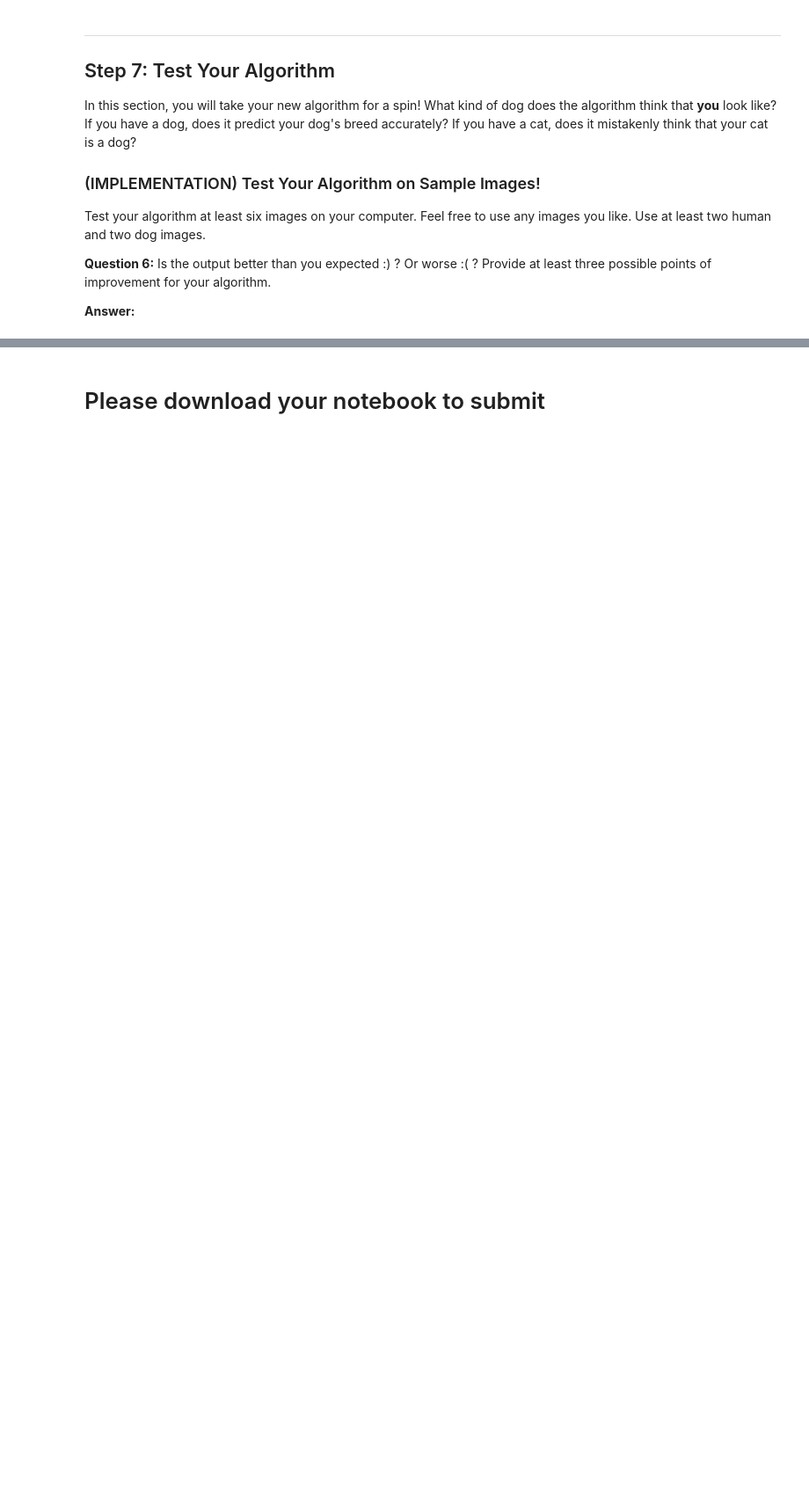
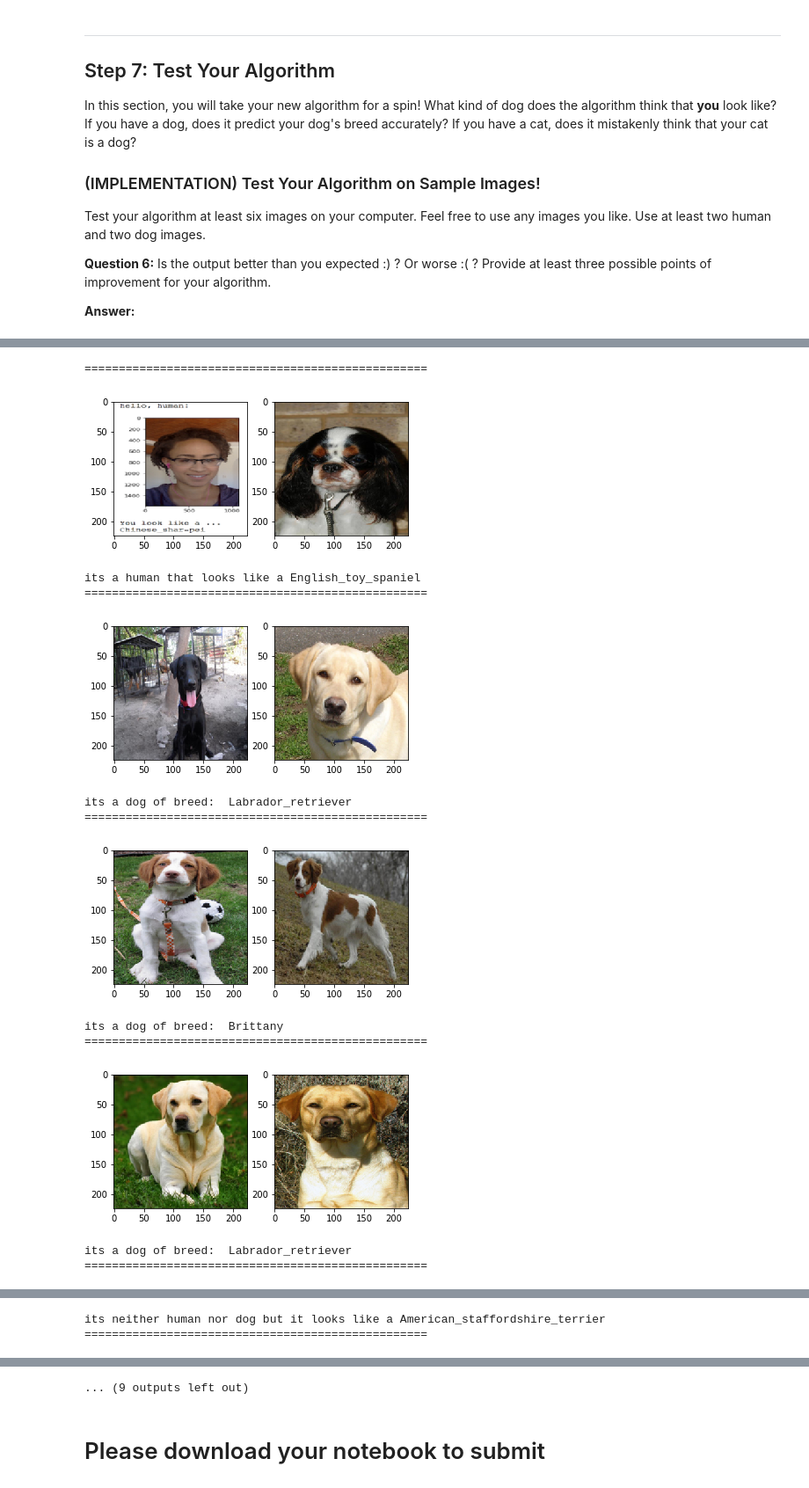
Before and after one commit to matthiasbuehl/dog-project, a Jupyter notebook: dog_app.ipynb, the cells around one changed output, grey strips where cells are left out. Shown at 88% size. Saved outputs shown, nothing was run; the diff lists cells and outputs as text; code cells hidden in the pictures; blank space fills up the shorter version.

```diff
--- a/dog_app.ipynb
+++ b/dog_app.ipynb
@@ -840,0 +835,34 @@ __Answer:__
+# %%
+def dog_or_human(img_path):
+    #print(img_path)
+    breed, breed_img_path = breed_detector(img_path)
+    plot_imgs([img_path, breed_img_path])
+
+    if dog_detector(img_path):
+        print('its a dog of breed: ', breed)
+
+    elif face_detector(img_path):
+        print('its a human that looks like a {}'.format(breed))
+
+    else:
+        print('its neither human nor dog but it looks like a {}'.format(breed))
+# %%
+test_images = glob('images/*')
+#print(test_images)
+for img_path in test_images:
+    print(50 * '=')
+    dog_or_human(img_path)
+# %% [output]
+==================================================
+[figure, added]
+its a human that looks like a English_toy_spaniel
+==================================================
+[figure, added]
+its a dog of breed:  Labrador_retriever
+==================================================
+[figure, added]
+its a dog of breed:  Brittany
+==================================================
+[figure, added]
+its a dog of breed:  Labrador_retriever
+==================================================
@@ -840,0 +870,2 @@ __Answer:__
+its neither human nor dog but it looks like a American_staffordshire_terrier
+==================================================
@@ -840,0 +873 @@ __Answer:__
+... (9 outputs left out)
```
Also changed, not shown: parts of 30 cells of this notebook.
